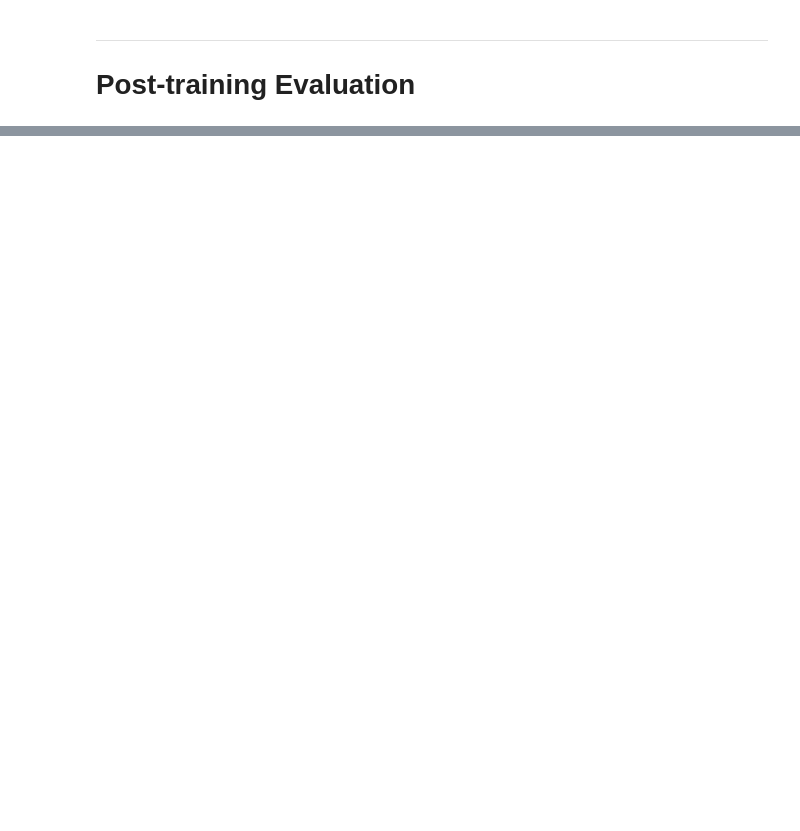
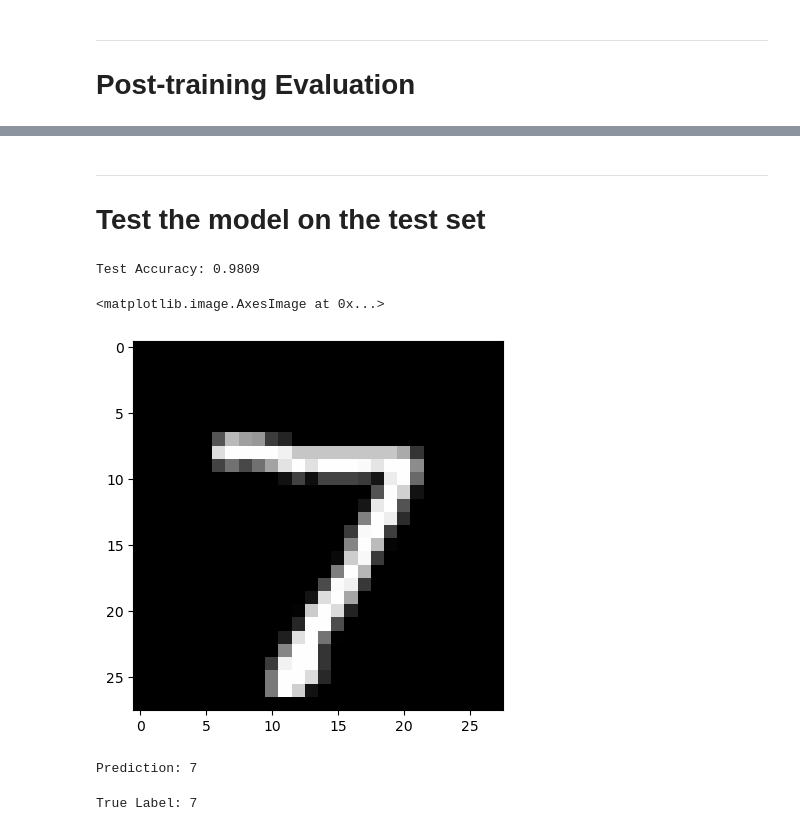
Before and after one commit to BorisIvanov123/mnist_neural_network, a Jupyter notebook: fnn_handwriten_digits.ipynb, the cells around one changed output, grey strips where cells are left out. Drawn from its saved outputs; the diff is of its cells as text; code cells hidden in the pictures; blank space fills up the shorter version.

```diff
--- a/fnn_handwriten_digits.ipynb
+++ b/fnn_handwriten_digits.ipynb
@@ -298 +383,4 @@ Number 8 is most commonly misclassified as: 2
 Number 9 is most commonly misclassified as: 4
+# %% [markdown]
+***
+# Test the model on the test set
@@ -298,0 +390,4 @@ Number 9 is most commonly misclassified as: 4
+# %%
+print(f"Test Accuracy: {test_accuracy}")
+# %% [output]
+Test Accuracy: 0.9809
@@ -298,0 +396,18 @@ Number 9 is most commonly misclassified as: 4
+# %%
+plt.imshow(X_test[0].reshape(28, 28), cmap='gray')
+# %% [output]
+<matplotlib.image.AxesImage at 0x...>
+[figure, added]
+# %%
+# Compute the prediction
+Z1, A1, Z2, A2, _ = forward_propagation(X_test[0].reshape(-1, 784).T, W1, b1, W2, b2)
+
+# Display the prediction
+print(f"Prediction: {np.argmax(A2)}")
+# %% [output]
+Prediction: 7
+# %%
+# Display the true label
+print(f"True Label: {np.argmax(y_test[0])}")
+# %% [output]
+True Label: 7
```
Also changed, not shown: parts of 11 cells of this notebook, 4 other files.
